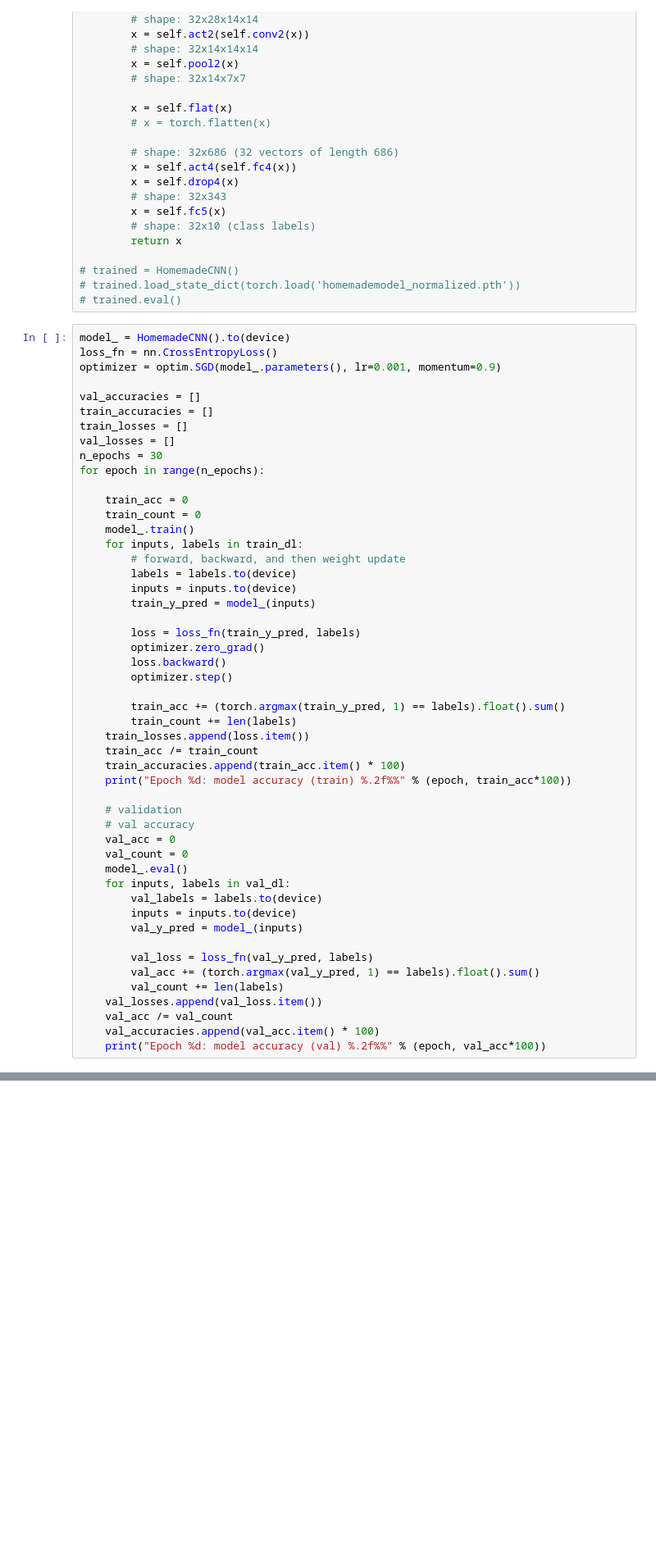
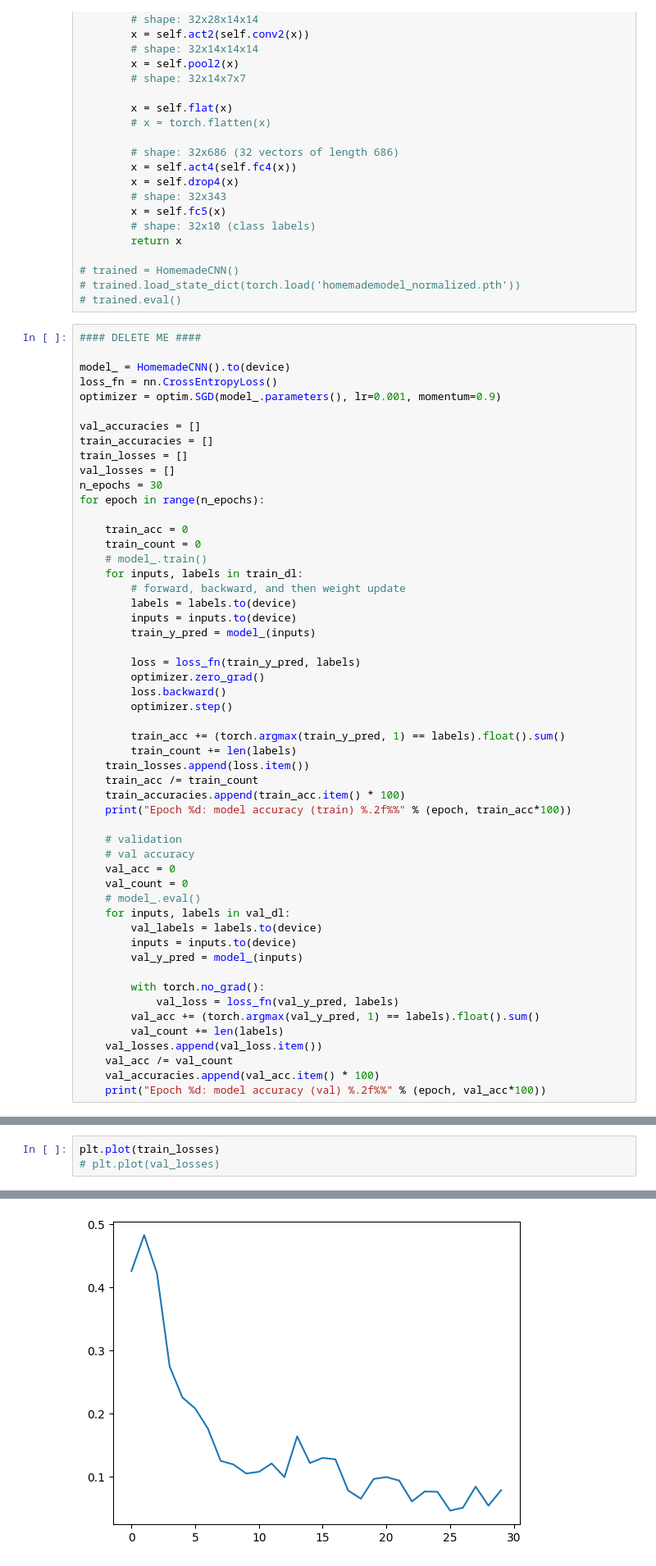
Before and after one commit to jackwooley/ECEN758Project, a Jupyter notebook: final_submission.ipynb, the cells around one changed output, grey strips where cells are left out. Shown at 82% size. Drawn from its saved outputs; the diff is of its cells as text; blank space fills up the shorter version.

Commit message:
final final notebook, new best model, some images of cnn performance

```diff
--- a/final_submission.ipynb
+++ b/final_submission.ipynb
@@ -292,6 +292,8 @@ class HomemadeCNN(nn.Module):
 # trained.load_state_dict(torch.load('homemademodel_normalized.pth'))
 # trained.eval()
 # %%
+#### DELETE ME ####
+
 model_ = HomemadeCNN().to(device)
 loss_fn = nn.CrossEntropyLoss()
 optimizer = optim.SGD(model_.parameters(), lr=0.001, momentum=0.9)
@@ -305,7 +307,7 @@ for epoch in range(n_epochs):
 
     train_acc = 0
     train_count = 0
-    model_.train()
+    # model_.train()
     for inputs, labels in train_dl:
         # forward, backward, and then weight update
         labels = labels.to(device)
@@ -328,13 +330,14 @@ for epoch in range(n_epochs):
     # val accuracy
     val_acc = 0
     val_count = 0
-    model_.eval()
+    # model_.eval()
     for inputs, labels in val_dl:
         val_labels = labels.to(device)
         inputs = inputs.to(device)
         val_y_pred = model_(inputs)
 
-        val_loss = loss_fn(val_y_pred, labels)
+        with torch.no_grad():
+            val_loss = loss_fn(val_y_pred, labels)
         val_acc += (torch.argmax(val_y_pred, 1) == labels).float().sum()
         val_count += len(labels)
     val_losses.append(val_loss.item())
@@ -353,0 +406,4 @@ tensor(0.7656)
+# %%
+plt.plot(train_losses)
+# plt.plot(val_losses)
+# %% [output]
@@ -353,0 +411 @@ tensor(0.7656)
+[figure, added]
```
Also changed, not shown: parts of 5 cells of this notebook, 4 other files.
